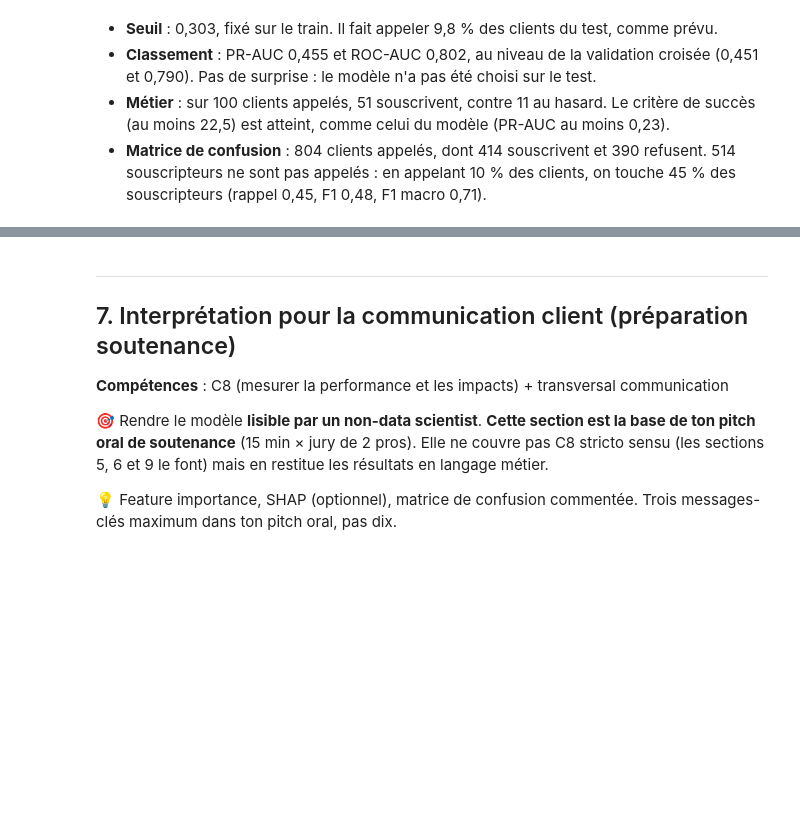
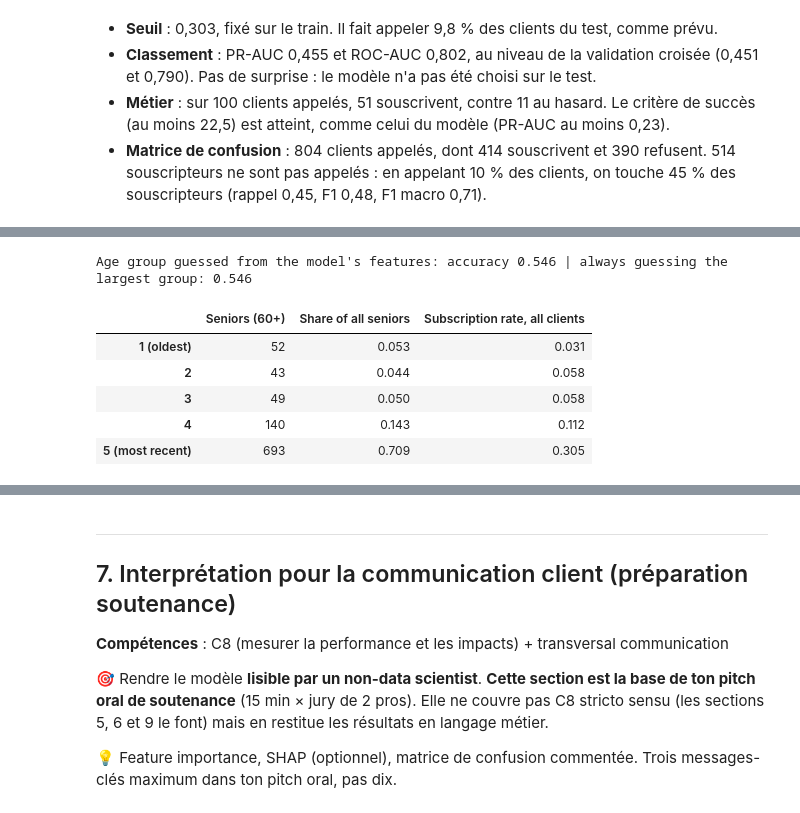
Before and after one commit to 3ti3nne/certif_etienne, a Jupyter notebook: notebooks/certif_bank_marketing.ipynb, the cells around one changed output, grey strips where cells are left out. Drawn from its saved outputs; the diff is of its cells as text; code cells hidden in the pictures; blank space fills up the shorter version.

```diff
--- a/notebooks/certif_bank_marketing.ipynb
+++ b/notebooks/certif_bank_marketing.ipynb
@@ -861,0 +942,21 @@ weighted avg       0.88      0.89      0.89      8236
+# %%
+age_groups = age_group(X_train["age"]).astype(str)
+guess = cross_val_score(build_pipeline(SCENARIOS["S3"], RandomForestClassifier(n_estimators=100, min_samples_leaf=10,
+                        n_jobs=-1, random_state=RANDOM_STATE)), X_train, age_groups, cv=3, scoring="accuracy").mean()
+print(f"Age group guessed from the model's features: accuracy {guess:.3f} | "
+      f"always guessing the largest group: {age_groups.value_counts(normalize=True).max():.3f}")
+# %% [output]
+Age group guessed from the model's features: accuracy 0.546 | always guessing the largest group: 0.546
+# %%
+seniors = X_train["age"] >= 60
+period = pd.qcut(X_train.index, 5, labels=["1 (oldest)", "2", "3", "4", "5 (most recent)"])
+pd.DataFrame({"Seniors (60+)": seniors.groupby(period, observed=True).sum(),
+              "Share of all seniors": seniors.groupby(period, observed=True).sum() / seniors.sum(),
+              "Subscription rate, all clients": y_train.groupby(period, observed=True).mean()}).round(3)
+# %% [output]
+|  | Seniors (60+) | Share of all seniors | Subscription rate, all clients |
+| 1 (oldest) | 52 | 0.053 | 0.031 |
+| 2 | 43 | 0.044 | 0.058 |
+| 3 | 49 | 0.050 | 0.058 |
+| 4 | 140 | 0.143 | 0.112 |
+| 5 (most recent) | 693 | 0.709 | 0.305 |
```
Also changed, not shown: parts of 19 cells of this notebook.
